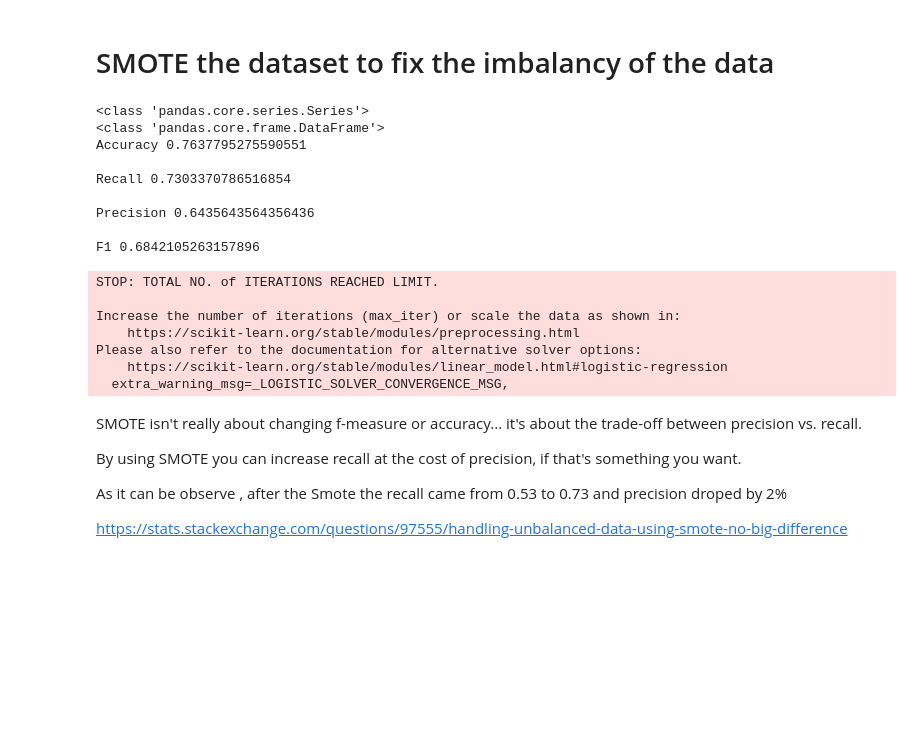
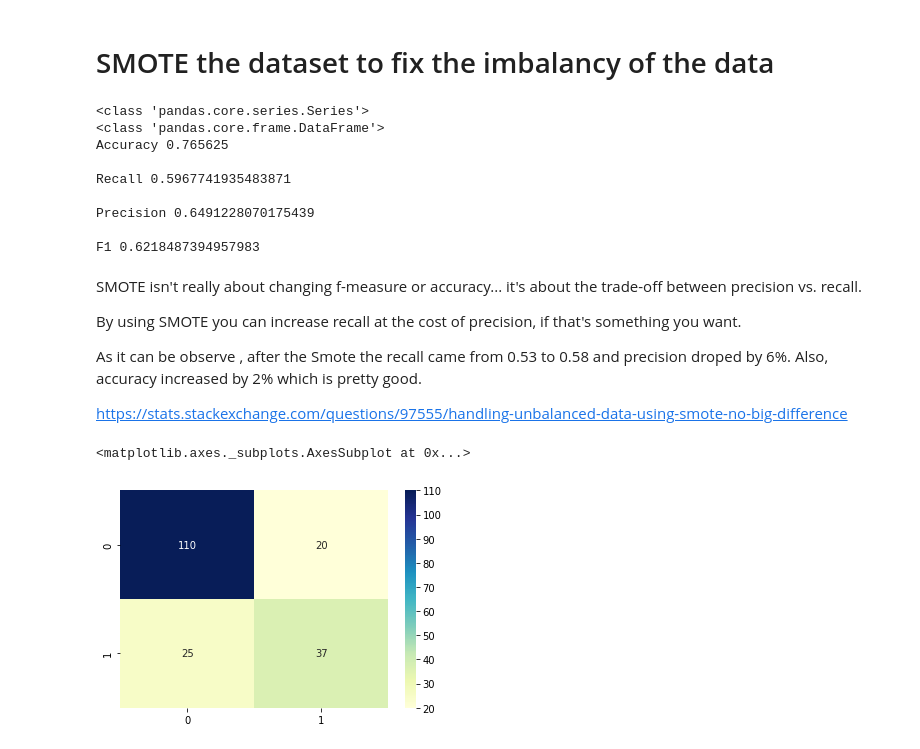
Before and after one commit to mpaydar/CS381, a Jupyter notebook: project1.ipynb, the cells around one changed output. Drawn from its saved outputs; the diff is of its cells as text; code cells hidden in the pictures; blank space fills up the shorter version.

```diff
--- a/project1.ipynb
+++ b/project1.ipynb
@@ -788,23 +788,31 @@ As the bar graph shows there are much more non-diabetic than diabetic.Clearly, t
 # %% [markdown]
 # SMOTE the dataset to fix the imbalancy of the data
 # %%
+from collections import Counter
 from imblearn.over_sampling import SMOTE
-
-
+from imblearn.under_sampling import RandomUnderSampler
+from imblearn.pipeline import Pipeline
 target2=frame2['Outcome']
 print(type(target2))
 features2=frame2.drop('Outcome',axis=1)
 print(type(features2))
 
-# X_train2,X_test2,y_train2,y_test2 = train_test_split(features2,target2,test_size=0.25,random_state=0)
-X_train2, X_test2, Y_train2, Y_test2= train_test_split(features, target, test_size = 0.33, random_state = 42, stratify = target2)
+X_train2,X_test2,y_train2,y_test2 = train_test_split(features2,target2,test_size=0.25,random_state=0)
+# X_train2, X_test2, Y_train2, Y_test2= train_test_split(features, target, test_size = 0.33, random_state = 42, stratify = target2)
 
 
 
 
+# define pipeline
+over= SMOTE(sampling_strategy=0.8)
+under=RandomUnderSampler(sampling_strategy=0.8)
+steps=[('o',over),('u',under)]
+pipeline=Pipeline(steps=steps)
 
-sm= SMOTE(random_state=42)
-X_res,y_res=sm.fit_resample(X_train2,Y_train2)
+
+
+#transform the dataset
+X_smote,y_smote=pipeline.fit_resample(X_train2,y_train2)
 
 
 # lm.fit(X_train,y_train)
@@ -818,7 +826,7 @@ X_res,y_res=sm.fit_resample(X_train2,Y_train2)
 
 
 model2=LogisticRegression()
-model2.fit(X_res,y_res)
+model2.fit(X_smote,y_smote)
 prediction2=model2.predict(X_test2)
 prediction2
 
@@ -828,10 +836,10 @@ prediction2
 
 
 
-accuracy=accuracy_score(Y_test2,prediction2)
-recall=recall_score(Y_test2,prediction2)
-precision=precision_score(Y_test2,prediction2)
-f1=f1_score(Y_test2,prediction2)
+accuracy=accuracy_score(y_test2,prediction2)
+recall=recall_score(y_test2,prediction2)
+precision=precision_score(y_test2,prediction2)
+f1=f1_score(y_test2,prediction2)
 
 
 
@@ -840,13 +848,8 @@ f1=f1_score(Y_test2,prediction2)
 
 
 print("Accuracy", accuracy,'\n')
-
 print("Recall", recall,'\n')
-
-
 print("Precision", precision,'\n')
-
-
 print("F1", f1,'\n')
 
 
@@ -872,26 +875,25 @@ print("F1", f1,'\n')
 # %% [output]
 <class 'pandas.core.series.Series'>
 <class 'pandas.core.frame.DataFrame'>
-Accuracy 0.7637795275590551
+Accuracy 0.765625
 
-Recall 0.7303370786516854
+Recall 0.5967741935483871
 
-Precision 0.6435643564356436
+Precision 0.6491228070175439
 
-F1 0.6842105263157896
+F1 0.6218487394957983
-STOP: TOTAL NO. of ITERATIONS REACHED LIMIT.
-
-Increase the number of iterations (max_iter) or scale the data as shown in:
-    https://scikit-learn.org/stable/modules/preprocessing.html
-Please also refer to the documentation for alternative solver options:
-    https://scikit-learn.org/stable/modules/linear_model.html#logistic-regression
-  extra_warning_msg=_LOGISTIC_SOLVER_CONVERGENCE_MSG,
 # %% [markdown]
 SMOTE isn't really about changing f-measure or accuracy... it's about the trade-off between precision vs. recall.
 
 By using SMOTE you can increase recall at the cost of precision, if that's something you want.
 
 
-As it can be observe , after the Smote the recall came from 0.53 to 0.73 and precision droped by 2%
+As it can be observe , after the Smote the recall came from 0.53 to 0.58 and precision droped by 6%. Also, accuracy increased by 2% which is pretty good.
 
 https://stats.stackexchange.com/questions/97555/handling-unbalanced-data-using-smote-no-big-difference
+# %%
+cnf_matrix=confusion_matrix(y_test2,prediction2)
+sns.heatmap(pd.DataFrame(cnf_matrix),annot=True,cmap="YlGnBu",fmt='g')
+# %% [output]
+<matplotlib.axes._subplots.AxesSubplot at 0x...>
+[figure, added]
```
Also changed, not shown: parts of 2 cells of this notebook.
